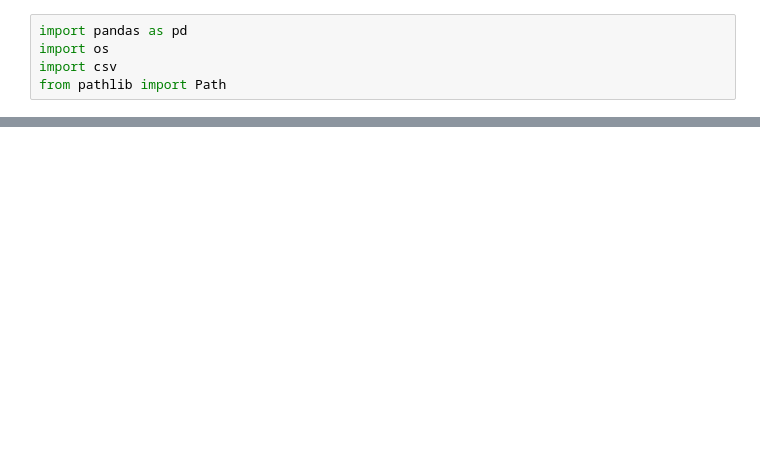
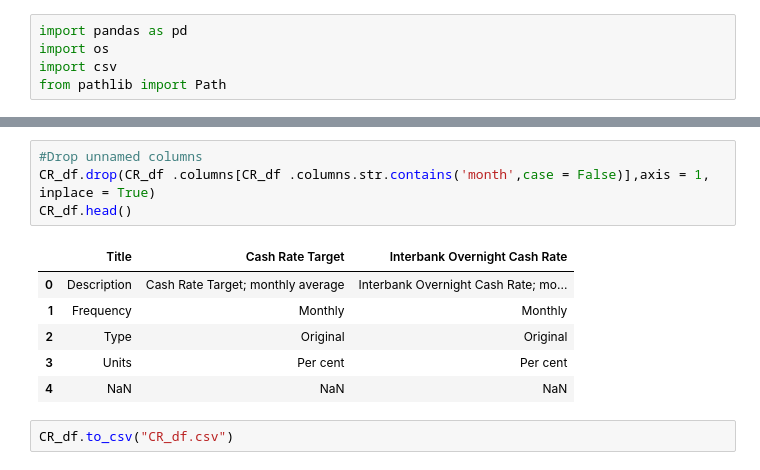
Before and after one commit to TribThapa/AustralianEconomyAnalysis, a Jupyter notebook: Code/CashRate_cleaned.ipynb, the cells around one changed output, grey strips where cells are left out. Drawn from its saved outputs; the diff is of its cells as text; blank space fills up the shorter version.

```diff
--- a/Code/CashRate_cleaned.ipynb
+++ b/Code/CashRate_cleaned.ipynb
@@ -15,0 +53,13 @@ FileNotFoundError: [Errno 2] File b'CashRate_Updated.csv' does not exist: b'Cash
+# %%
+#Drop unnamed columns
+CR_df.drop(CR_df .columns[CR_df .columns.str.contains('month',case = False)],axis = 1, inplace = True)
+CR_df.head()
+# %% [output]
+|  | Title | Cash Rate Target | Interbank Overnight Cash Rate |
+| 0 | Description | Cash Rate Target; monthly average | Interbank Overnight Cash Rate; mo... |
+| 1 | Frequency | Monthly | Monthly |
+| 2 | Type | Original | Original |
+| 3 | Units | Per cent | Per cent |
+| 4 | NaN | NaN | NaN |
+# %%
+CR_df.to_csv("CR_df.csv")
```
Also changed, not shown: parts of 13 cells of this notebook.
